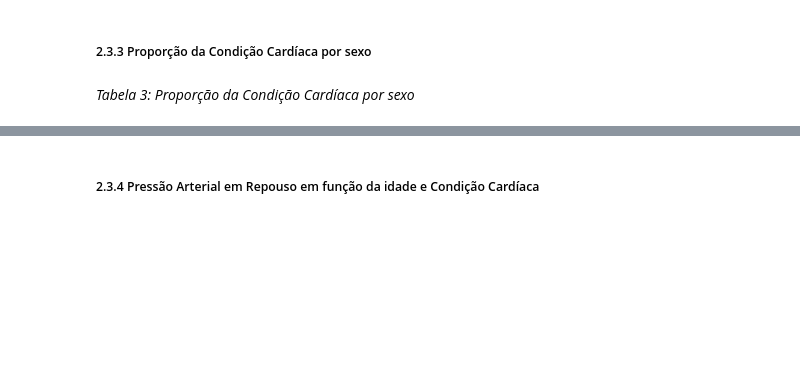
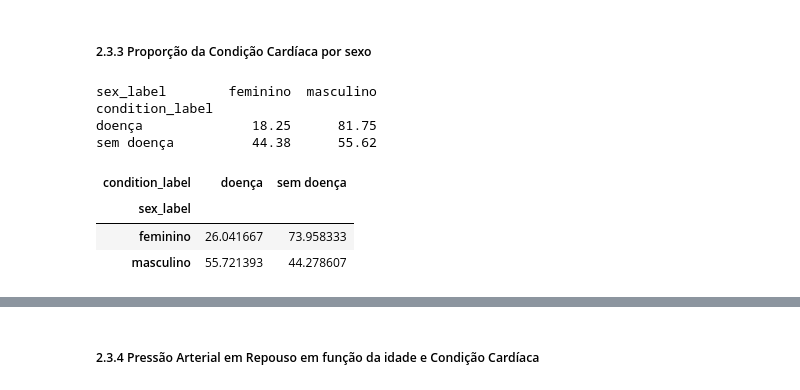
Before and after one commit to luiscpl/PUC_MVP, a Jupyter notebook: MVP_LUIS_CLAUDIO.ipynb, the cells around one changed output, grey strips where cells are left out. Drawn from its saved outputs; the diff is of its cells as text; code cells hidden in the pictures; blank space fills up the shorter version.

```diff
--- a/MVP_LUIS_CLAUDIO.ipynb
+++ b/MVP_LUIS_CLAUDIO.ipynb
@@ -308,2 +363,18 @@ print(tabela_prop)
-# %% [markdown]
-*Tabela 3: Proporção da Condição Cardíaca por sexo*
+# %%
+# Tabela de proporção da condição cardíaca por sexo
+sexo_condicao_prop = pd.crosstab(df['condition_label'], df['sex_label'], normalize='index')
+
+# Exibindo a tabela formatada em percentual
+print((sexo_condicao_prop * 100).round(2))
+# %% [output]
+sex_label        feminino  masculino
+condition_label
+doença              18.25      81.75
+sem doença          44.38      55.62
+# %%
+pd.crosstab(df['sex_label'], df['condition_label'], normalize='index') * 100
+# %% [output]
+| condition_label | doença | sem doença |
+| sex_label |  |  |
+| feminino | 26.041667 | 73.958333 |
+| masculino | 55.721393 | 44.278607 |
```
Also changed, not shown: parts of 33 cells of this notebook.
